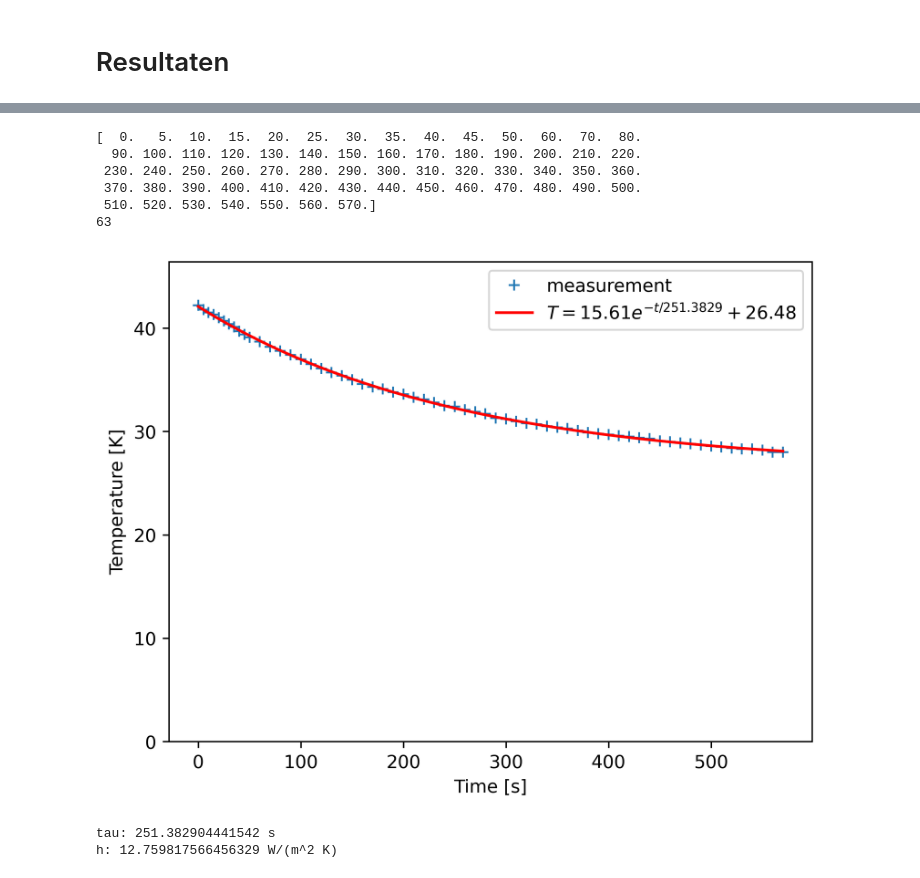
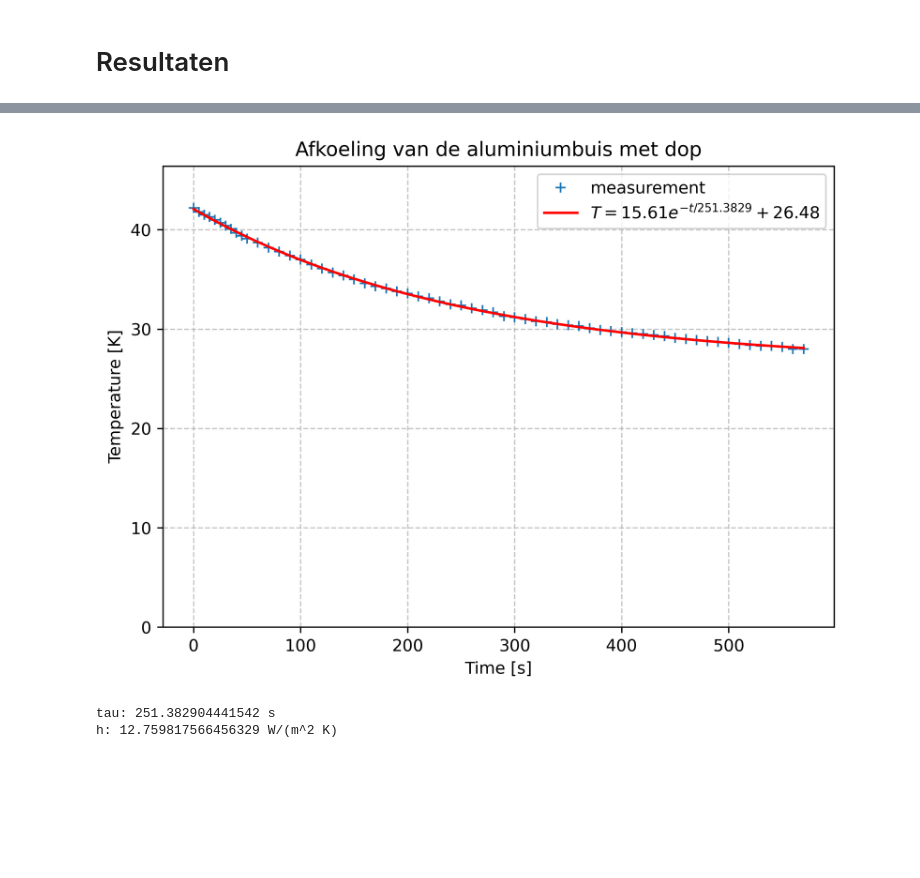
Before and after one commit to swerleman/IP2-Portfolio, a Jupyter notebook: Content/Labs/koelbuis.ipynb, the cells around one changed output, grey strips where cells are left out. Drawn from its saved outputs; the diff is of its cells as text; code cells hidden in the pictures; blank space fills up the shorter version.

```diff
--- a/Content/Labs/koelbuis.ipynb
+++ b/Content/Labs/koelbuis.ipynb
@@ -368,9 +315,6 @@ print(h_exp) # warmteoverdrachtscoëfficiënt in W/m^2 K
 # %%
 # Hier de data en de analyse
-# configuratie 2, poging 2
-import numpy as np
-import matplotlib.pyplot as plt
-from scipy.optimize import curve_fit
+# configuratie 2 met dop
 
 def exp_func(t, A, tau, T_omg):
     # A is verschiltemperatuur met omgeving aan start
@@ -382,47 +326,39 @@ buitenoppervlak = 0.15829857062908248 # bepaal zelf in m^2
 warmtecapaciteit = 507.75849514984503 # bepaal de warmtecapaciteit in J/K
 
 times = np.cumsum(np.concatenate((np.ones(11)*5, np.ones(52)*10))) - 5
-print(times)
-
 temps = np.array([42.2,41.8 ,41.5 ,41.3 ,41.0 ,40.7 ,40.4 ,40.1 ,39.7 ,39.4 ,39.1  , 38.7 ,38.2 ,37.8 ,37.4, 37.0, 36.5, 36.1, 35.7, 35.4, 35.0, 34.6, 34.3, 34.1, 33.8, 33.6, 33.3, 33.1, 32.8, 32.5, 32.4, 32.1, 31.9, 31.7, 31.3, 31.2, 31.0, 30.8, 30.7, 30.5, 30.4, 30.3, 30.1, 29.9, 29.8, 29.7, 29.6, 29.5, 29.4, 29.3, 29.1, 29.0, 28.9, 28.8, 28.7, 28.6, 28.5, 28.4, 28.3, 28.3, 28.2, 28.0, 28.0])
-print(len(temps))
 
 # pas beginwaardes aan naar schatting
 # Het aantal maxfev moet wellicht hoger voor goede convergentie van de waarde
 popt, pocv = curve_fit(exp_func, times, temps, p0=[21.0, 100, 21.2], maxfev=5000)
 
 A_exp, tau_exp, T_omg_exp = popt
 
 y_fit = exp_func(times, *popt)
 
 plt.figure(dpi=450)
 plt.xlabel('Time [s]')
 plt.ylabel('Temperature [K]')
-
+plt.title('Afkoeling van de aluminiumbuis met dop')
 plt.plot(times, temps, '+', label='measurement')
 plt.plot(times, y_fit, 'r-',
          label='$T = %0.2f e^{-t/%0.4f} + %0.2f$' % (A_exp, tau_exp, T_omg_exp))
 plt.ylim(bottom=0, top= 1.1* max(temps))
 plt.legend()
-
+plt.grid(True, linestyle='--', alpha=0.7)
+plt.tight_layout()
 plt.show()
 print("tau:", tau_exp, "s")
 h_exp = (warmtecapaciteit) / (tau_exp * buitenoppervlak)
 
 print("h:",h_exp, "W/(m^2 K)") # warmteoverdrachtscoëfficiënt in W/m^2 K
 # Sla figuren op met
 #
 # plt.savefig("Figuren/naam.png", dpi=450)
 # %% [output]
+[figure, new version]
-[  0.   5.  10.  15.  20.  25.  30.  35.  40.  45.  50.  60.  70.  80.
-  90. 100. 110. 120. 130. 140. 150. 160. 170. 180. 190. 200. 210. 220.
- 230. 240. 250. 260. 270. 280. 290. 300. 310. 320. 330. 340. 350. 360.
- 370. 380. 390. 400. 410. 420. 430. 440. 450. 460. 470. 480. 490. 500.
- 510. 520. 530. 540. 550. 560. 570.]
-63
+tau: 251.382904441542 s
+h: 12.759817566456329 W/(m^2 K)
-[figure, old version]
-tau: 251.382904441542 s
-h: 12.759817566456329 W/(m^2 K)
 # %% [markdown]
 # Discussie en conclusie
 
```
Also changed, not shown: parts of 7 cells of this notebook.
